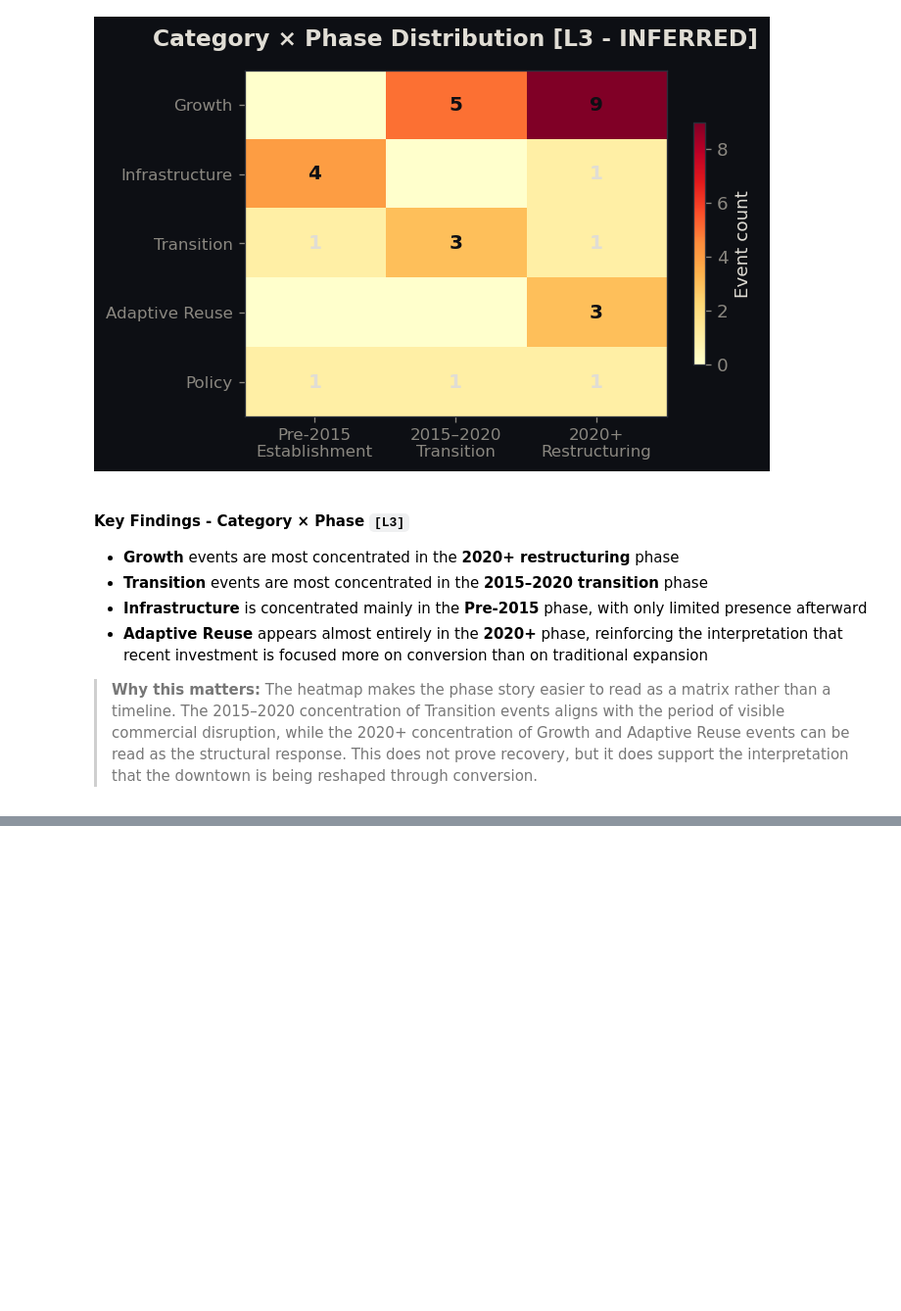
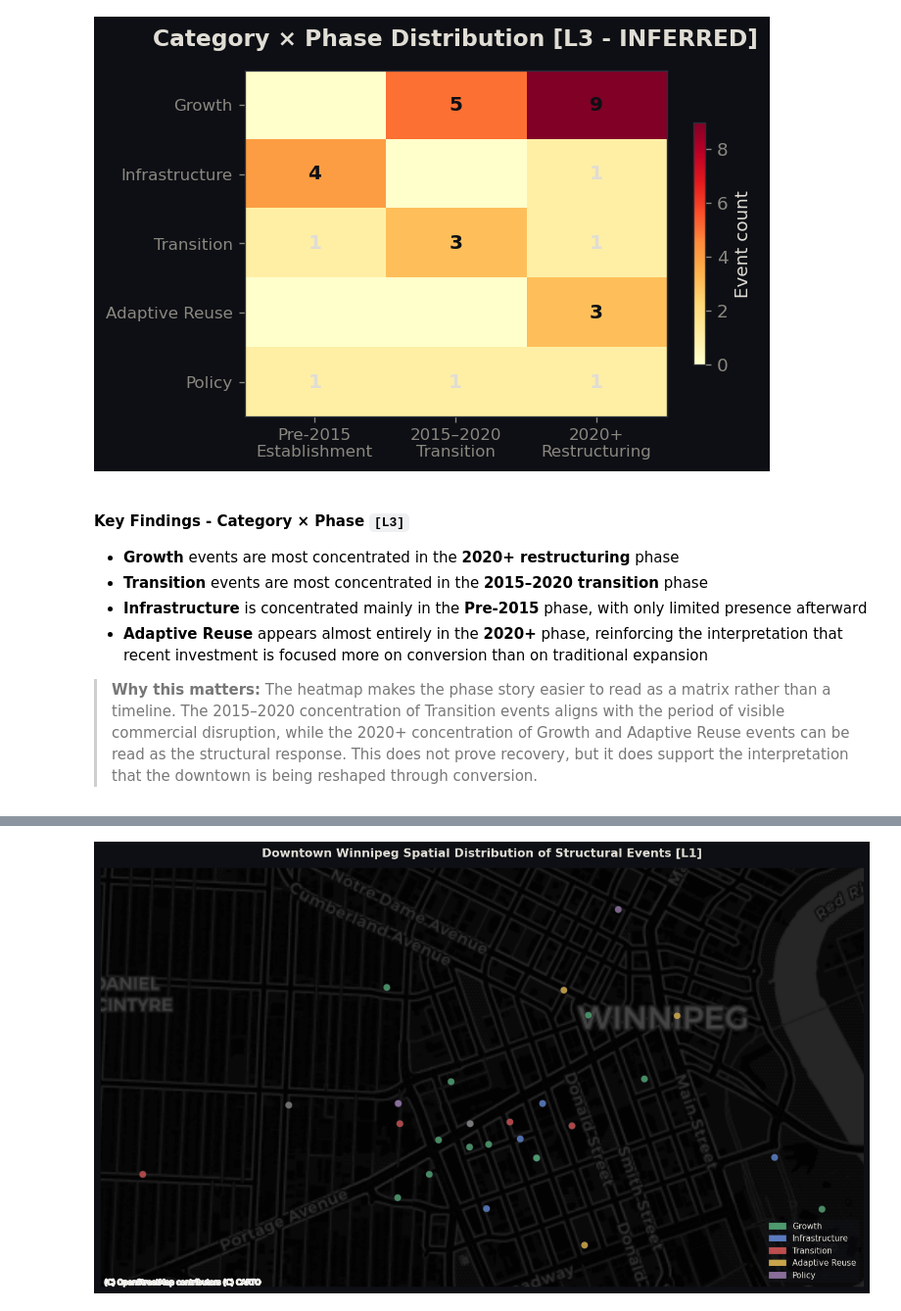
Before and after one commit to rynetroy/comp-2040-project-3, a Jupyter notebook: notebooks/week14.ipynb, the cells around one changed output, grey strips where cells are left out. Shown at 98% size. Drawn from its saved outputs; the diff is of its cells as text; code cells hidden in the pictures; blank space fills up the shorter version.

```diff
--- a/notebooks/week14.ipynb
+++ b/notebooks/week14.ipynb
@@ -915,0 +1214,98 @@ plt.show()
+# %%
+import pandas as pd
+import numpy as np
+import matplotlib.pyplot as plt
+import matplotlib.patches as mpatches
+import geopandas as gpd
+import contextily as ctx
+
+# Load data
+df = pd.read_csv('../data/winnipeg_downtown_projects_2026.csv')
+
+# Clean coordinates
+df['lat'] = pd.to_numeric(df['lat'], errors='coerce')
+df['lon'] = pd.to_numeric(df['lon'], errors='coerce')
+df = df.dropna(subset=['lat', 'lon'])
+
+# Convert to GeoDataFrame
+gdf = gpd.GeoDataFrame(
+    df,
+    geometry=gpd.points_from_xy(df['lon'], df['lat']),
+    crs='EPSG:4326'
+).to_crs(epsg=3857)
+
+# Shift points 100 meters left (west)
+# Try -100 first. If still off, test -80 or -120.
+gdf['geometry'] = gdf['geometry'].translate(xoff=120, yoff=-20)
+
+# Color map
+cat_color_map = {
+    'Growth': '#4e9a6e',
+    'Infrastructure': '#5a7bbf',
+    'Transition': '#bf4e4e',
+    'Adaptive Reuse': '#c9a44a',
+    'Policy': '#8a6e9a',
+}
+
+# Figure
+fig, ax = plt.subplots(figsize=(12, 9))
+ax.set_facecolor('#0d0f14')
+
+# Plot points
+for cat, grp in gdf.groupby('category'):
+    grp.plot(
+        ax=ax,
+        markersize=60,
+        color=cat_color_map.get(cat, '#7a7a7a'),
+        alpha=0.9,
+        edgecolor='#2a2e3a',
+        linewidth=0.5,
+        label=cat,
+        zorder=3
+    )
+
+# Set bounds with padding
+xmin, ymin, xmax, ymax = gdf.total_bounds
+pad_x = 250
+pad_y = 250
+ax.set_xlim(xmin - pad_x, xmax + pad_x)
+ax.set_ylim(ymin - pad_y, ymax + pad_y)
+
+# Add basemap
+ctx.add_basemap(
+    ax,
+    source=ctx.providers.CartoDB.DarkMatter,
+    zoom=14
+)
+
+# Clean look
+ax.set_axis_off()
+
+# Title
+ax.set_title(
+    'Downtown Winnipeg Spatial Distribution of Structural Events [L1]',
+    fontsize=13,
+    fontweight='bold',
+    pad=12
+)
+
+# Legend
+handles = [mpatches.Patch(color=v, label=k) for k, v in cat_color_map.items()]
+ax.legend(
+    handles=handles,
+    framealpha=0.3,
+    edgecolor='none',
+    fontsize=9,
+    loc='lower right'
+)
+
+plt.tight_layout()
+plt.savefig('fig_spatial.png', dpi=300, bbox_inches='tight', facecolor='#0d0f14')
+plt.show()
+
+# Quadrant summary
+df['east_west'] = np.where(df['lon'] > -97.145, 'East of -97.145', 'West of -97.145')
+print("Projects per neighbourhood quadrant (by lon):")
+print(df.groupby(['east_west', 'category']).size().to_string())
+# %% [output]
+[figure, added]
```
Also changed, not shown: parts of 12 cells of this notebook, 4 other files.
